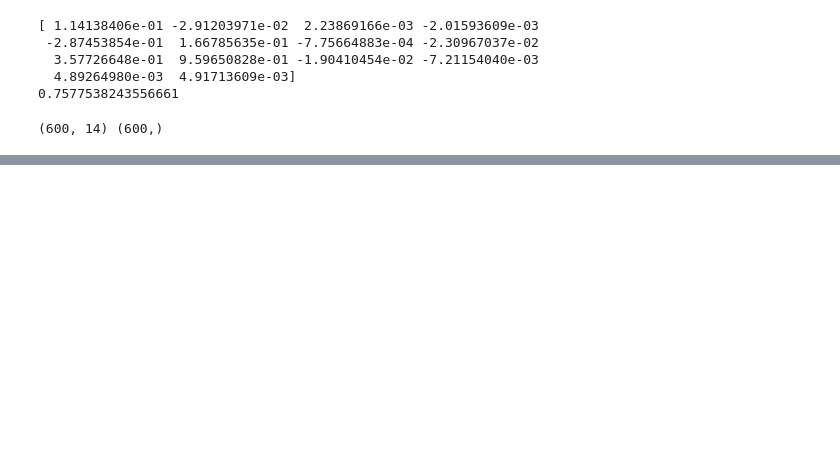
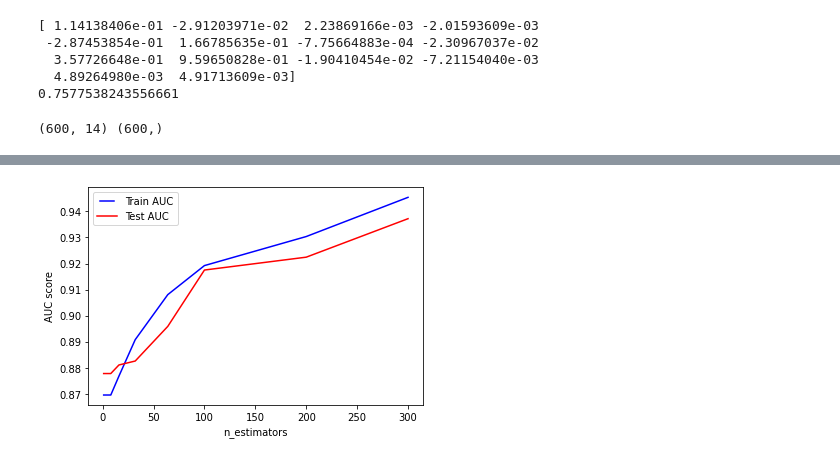
Before and after one commit to MyHorizonn/ML_pipes, a Jupyter notebook: pipes.ipynb, the cells around one changed output, grey strips where cells are left out. Cells and saved outputs as stored; diff of their text form; code cells hidden in the pictures; blank space fills up the shorter version.

```diff
--- a/pipes.ipynb
+++ b/pipes.ipynb
@@ -264,0 +343,26 @@ print(lr.score(X_test, y_test))
+# %%
+n_estimators = [1, 2, 4, 8, 16, 32, 64, 100, 200, 300]
+train_results = []
+test_results = []
+for est in n_estimators:
+    model = GradientBoostingClassifier(n_estimators=est)
+    model.fit(X, y)
+    train_pred = model.predict(X_train)
+    fp_rate, tp_rate, threshold = roc_curve(y_train, train_pred)
+    roc_auc = auc(fp_rate, tp_rate)
+    train_results.append(roc_auc)
+
+    y_pred = model.predict(X_test)
+    fp_rate, tp_rate, thresholds = roc_curve(y_test, y_pred)
+    roc_auc = auc(fp_rate, tp_rate)
+    test_results.append(roc_auc)
+
+line1, = plt.plot(n_estimators, train_results, 'b', label='Train AUC')
+line2, = plt.plot(n_estimators, test_results, 'r', label='Test AUC')
+plt.legend(handler_map={line1:HandlerLine2D(numpoints=2)})
+
+plt.ylabel('AUC score')
+plt.xlabel('n_estimators')
+plt.show()
+# %% [output]
+[figure, added]
```
Also changed, not shown: parts of 13 cells of this notebook.
